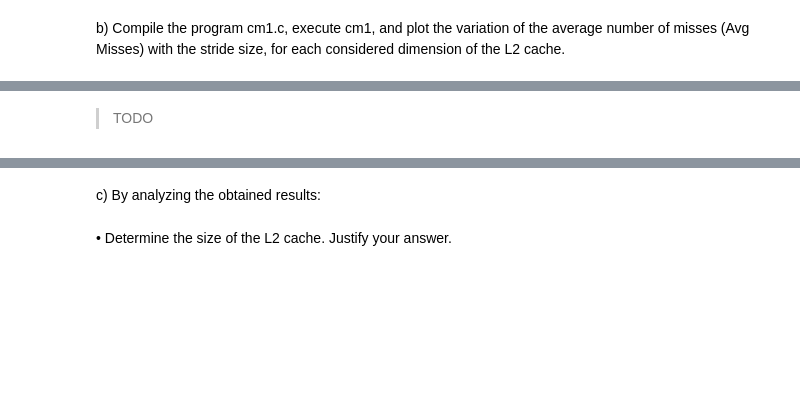
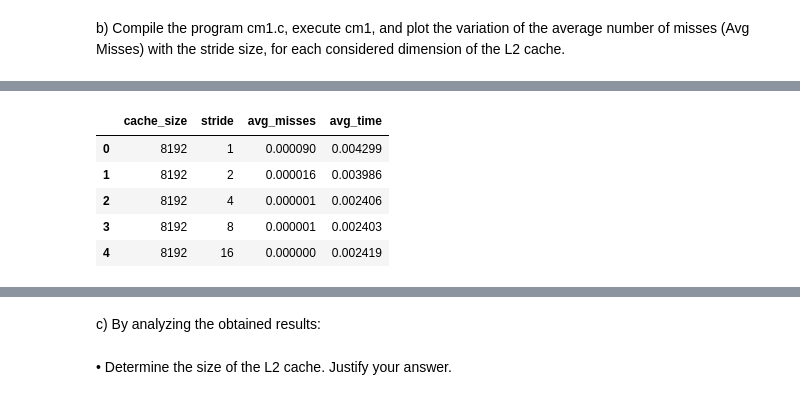
Before and after one commit to diogotcorreia/oc-labs, a Jupyter notebook: src/lab2/respostas_lab2.ipynb, the cells around one changed output, grey strips where cells are left out. Cells and saved outputs as stored; diff of their text form; code cells hidden in the pictures; blank space fills up the shorter version.

Commit message:
Fix table 1 exercises

```diff
--- a/src/lab2/respostas_lab2.ipynb
+++ b/src/lab2/respostas_lab2.ipynb
@@ -287,2 +345,0 @@ b) Compile the program cm1.c, execute cm1, and plot the variation of the average
-# %% [markdown]
-> TODO
@@ -288,0 +372,13 @@ b) Compile the program cm1.c, execute cm1, and plot the variation of the average
+# %%
+df_avg = (
+    df.groupby(["cache_size", "stride"], as_index=False).median().drop("index", axis=1)
+)
+
+df_avg.head()
+# %% [output]
+|  | cache_size | stride | avg_misses | avg_time |
+| 0 | 8192 | 1 | 0.000090 | 0.004299 |
+| 1 | 8192 | 2 | 0.000016 | 0.003986 |
+| 2 | 8192 | 4 | 0.000001 | 0.002406 |
+| 3 | 8192 | 8 | 0.000001 | 0.002403 |
+| 4 | 8192 | 16 | 0.000000 | 0.002419 |
```
Also changed, not shown: parts of 40 cells of this notebook.
